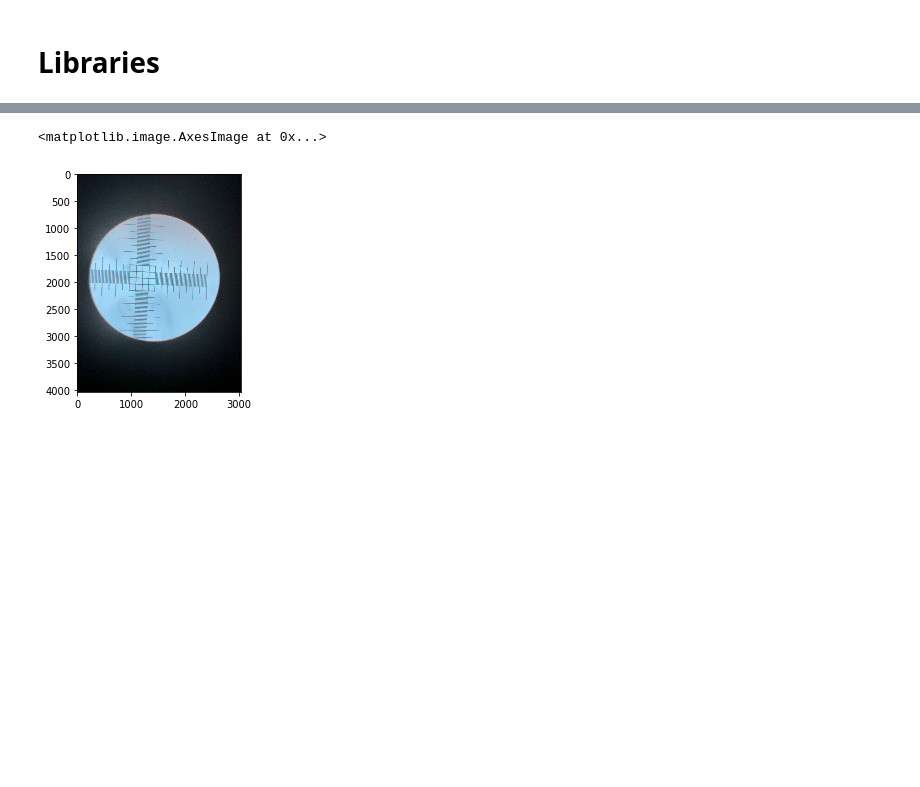
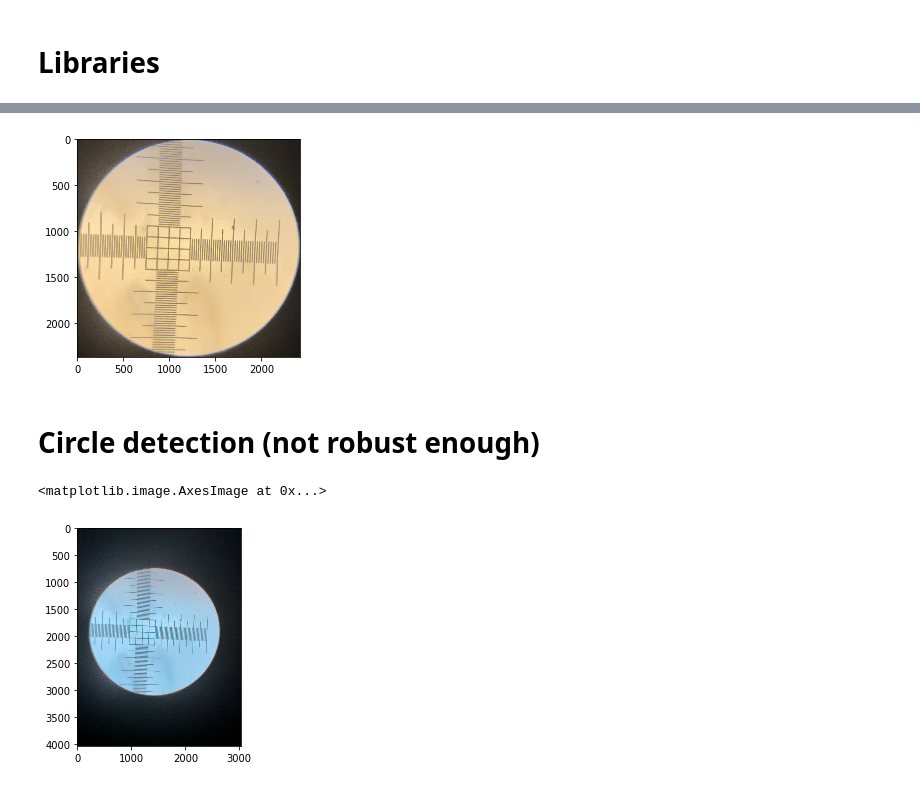
Before and after one commit to danielbarco/malatec, a Jupyter notebook: Notebooks/Circle detection.ipynb, the cells around one changed output, grey strips where cells are left out. Cells and saved outputs as stored; diff of their text form; code cells hidden in the pictures; blank space fills up the shorter version.

```diff
--- a/Notebooks/Circle detection.ipynb
+++ b/Notebooks/Circle detection.ipynb
@@ -10,3 +35,18 @@ import imutils
+# %%
+# Find the bounding box of those pixels
+coords = np.array(np.nonzero(fg))
+top_left = np.min(coords, axis=1)
+bottom_right = np.max(coords, axis=1)
+
+out = img[top_left[0]:bottom_right[0],
+            top_left[1]:bottom_right[1]]
+
+plt.imshow(out)
+plt.show()
+# %% [output]
+[figure, added]
+# %% [markdown]
+# Circle detection (not robust enough)
 # %%
 def get_circles(img):
     img = (img * 255).astype("uint8")
```
Also changed, not shown: parts of 16 cells of this notebook.
